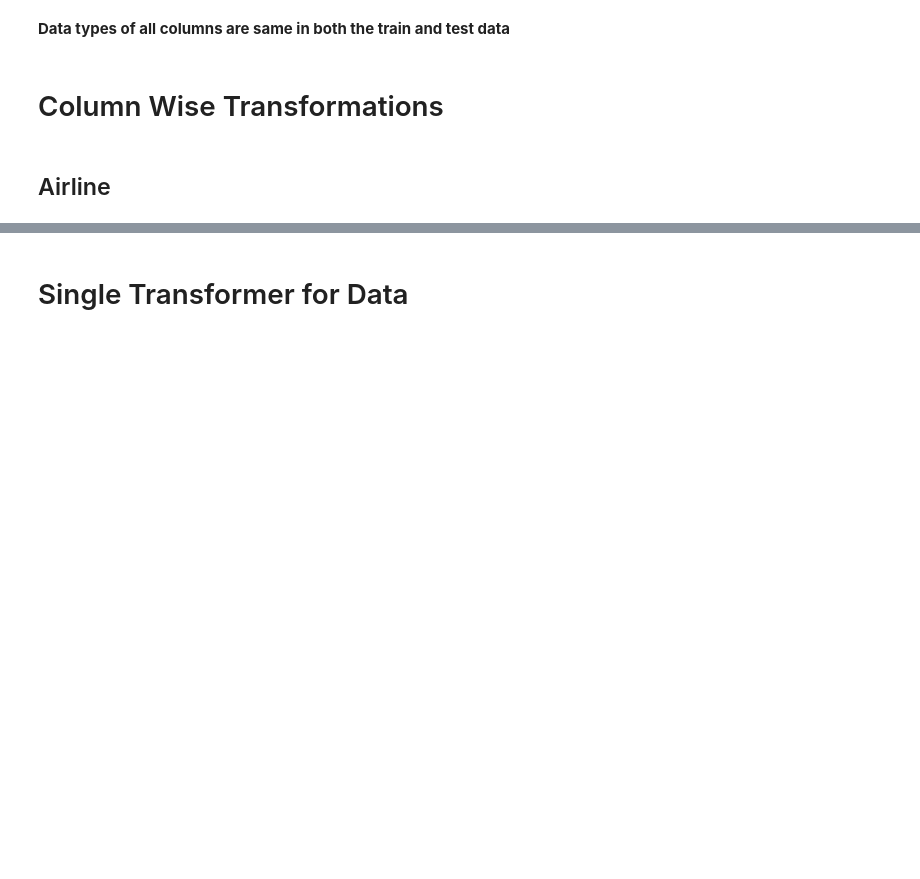
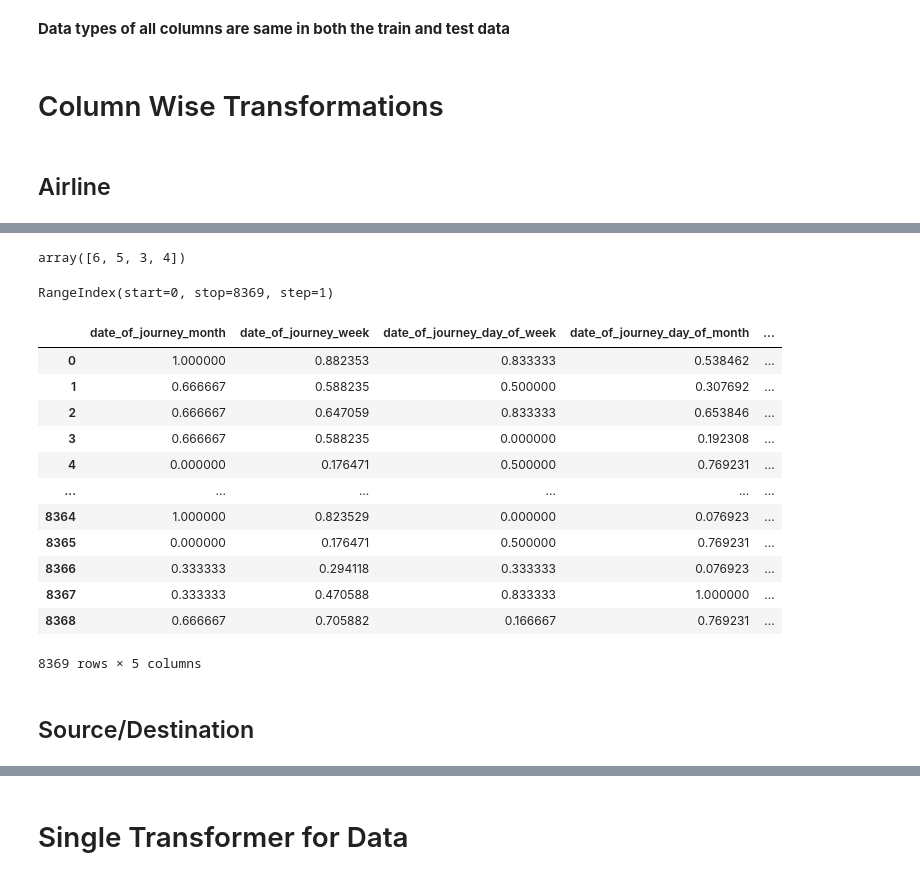
Before and after one commit to Himanshu-1703/Flight-Price-Prediction, a Jupyter notebook: new_notebooks/Feature_Engineering_New.ipynb, the cells around one changed output, grey strips where cells are left out. Cells and saved outputs as stored; diff of their text form; code cells hidden in the pictures; blank space fills up the shorter version.

```diff
--- a/new_notebooks/Feature_Engineering_New.ipynb
+++ b/new_notebooks/Feature_Engineering_New.ipynb
@@ -112,0 +178,50 @@ Are the data types same in both train and test data --> True
+# %%
+(
+    pd.to_datetime(
+        train_df
+        .date_of_journey)
+    .dt.month
+    .unique()
+
+)
+# %% [output]
+array([6, 5, 3, 4])
+# %%
+(
+    train_df
+    .date_of_journey
+    .index
+)
+# %% [output]
+RangeIndex(start=0, stop=8369, step=1)
+# %%
+# make the list of features to extract
+
+features_to_extract = ["month",
+                      "week",
+                      "day_of_week",
+                      "day_of_month",
+                       "weekend"]
+# %%
+date_of_journey_pipe = Pipeline(steps=[
+    ('datetime',DatetimeFeatures(features_to_extract=features_to_extract,dayfirst=False)),
+    ('scaling',MinMaxScaler())
+])
+
+date_of_journey_pipe.fit_transform(train_df.loc[:,['date_of_journey']])
+# %% [output]
+|  | date_of_journey_month | date_of_journey_week | date_of_journey_day_of_week | date_of_journey_day_of_month | ... |
+| 0 | 1.000000 | 0.882353 | 0.833333 | 0.538462 | ... |
+| 1 | 0.666667 | 0.588235 | 0.500000 | 0.307692 | ... |
+| 2 | 0.666667 | 0.647059 | 0.833333 | 0.653846 | ... |
+| 3 | 0.666667 | 0.588235 | 0.000000 | 0.192308 | ... |
+| 4 | 0.000000 | 0.176471 | 0.500000 | 0.769231 | ... |
+| ... | ... | ... | ... | ... | ... |
+| 8364 | 1.000000 | 0.823529 | 0.000000 | 0.076923 | ... |
+| 8365 | 0.000000 | 0.176471 | 0.500000 | 0.769231 | ... |
+| 8366 | 0.333333 | 0.294118 | 0.333333 | 0.076923 | ... |
+| 8367 | 0.333333 | 0.470588 | 0.833333 | 1.000000 | ... |
+| 8368 | 0.666667 | 0.705882 | 0.166667 | 0.769231 | ... |
+8369 rows × 5 columns
+# %% [markdown]
+## Source/Destination
```
Also changed, not shown: parts of 56 cells of this notebook, 2 other files.
